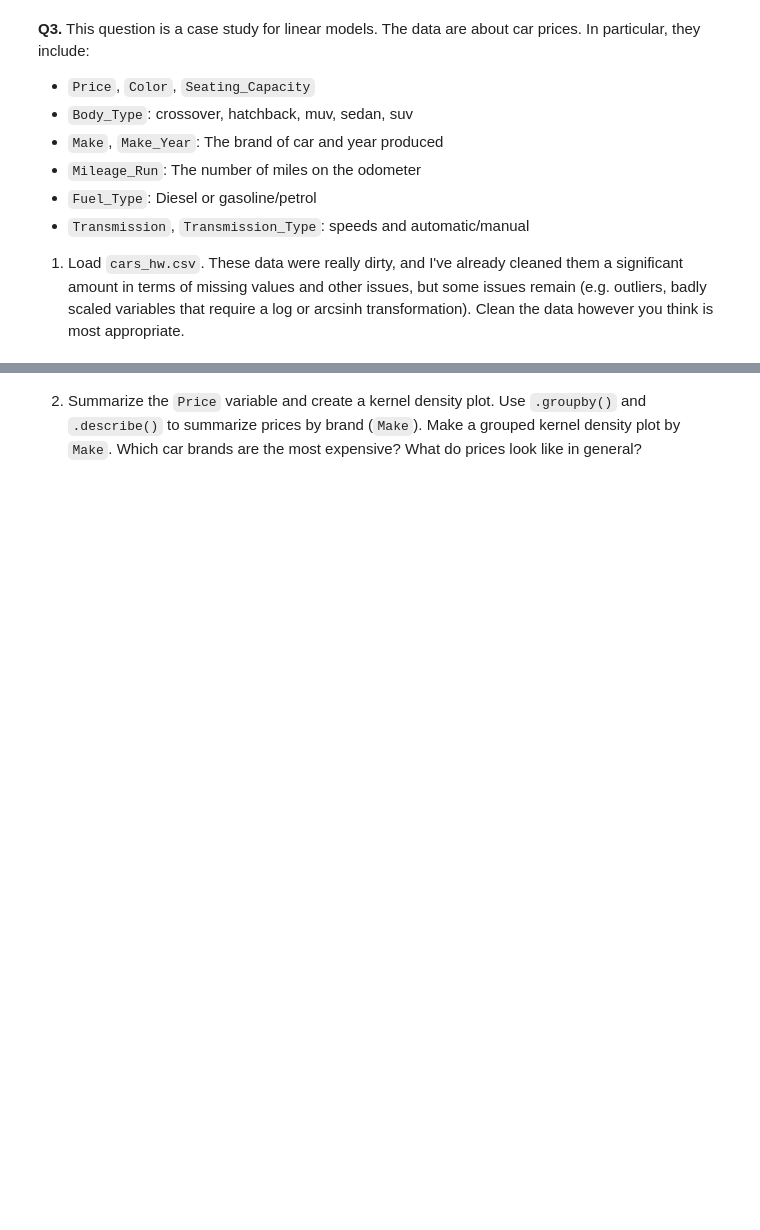
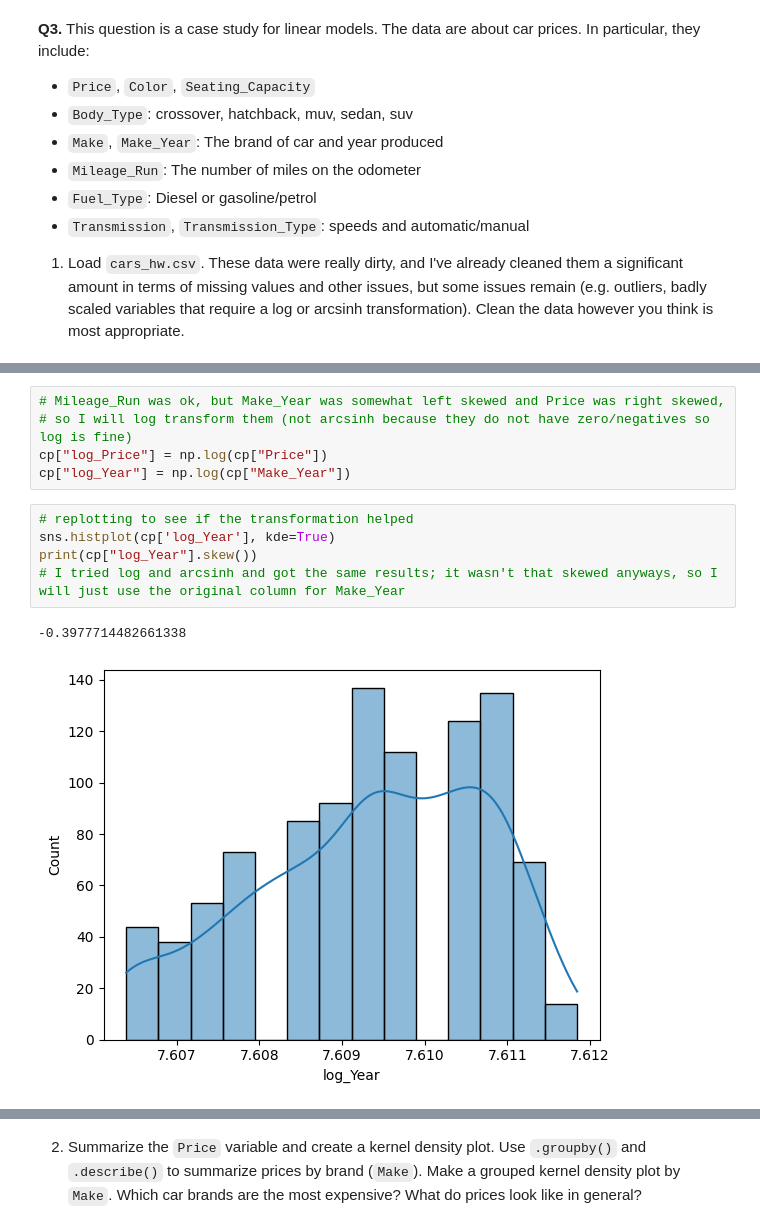
Before and after one commit to gsaunders5761/linearModels, a Jupyter notebook: assignment/assignment.ipynb, the cells around one changed output, grey strips where cells are left out. Cells and saved outputs as stored; diff of their text form; blank space fills up the shorter version.

```diff
--- a/assignment/assignment.ipynb
+++ b/assignment/assignment.ipynb
@@ -85,0 +100,13 @@ for var in num_vars:
+# %%
+# Mileage_Run was ok, but Make_Year was somewhat left skewed and Price was right skewed,
+# so I will log transform them (not arcsinh because they do not have zero/negatives so log is fine)
+cp["log_Price"] = np.log(cp["Price"])
+cp["log_Year"] = np.log(cp["Make_Year"])
+# %%
+# replotting to see if the transformation helped
+sns.histplot(cp['log_Year'], kde=True)
+print(cp["log_Year"].skew())
+# I tried log and arcsinh and got the same results; it wasn't that skewed anyways, so I will just use the original column for Make_Year
+# %% [output]
+-0.3977714482661338
+[figure, added]
```
Also changed, not shown: parts of 14 cells of this notebook.
